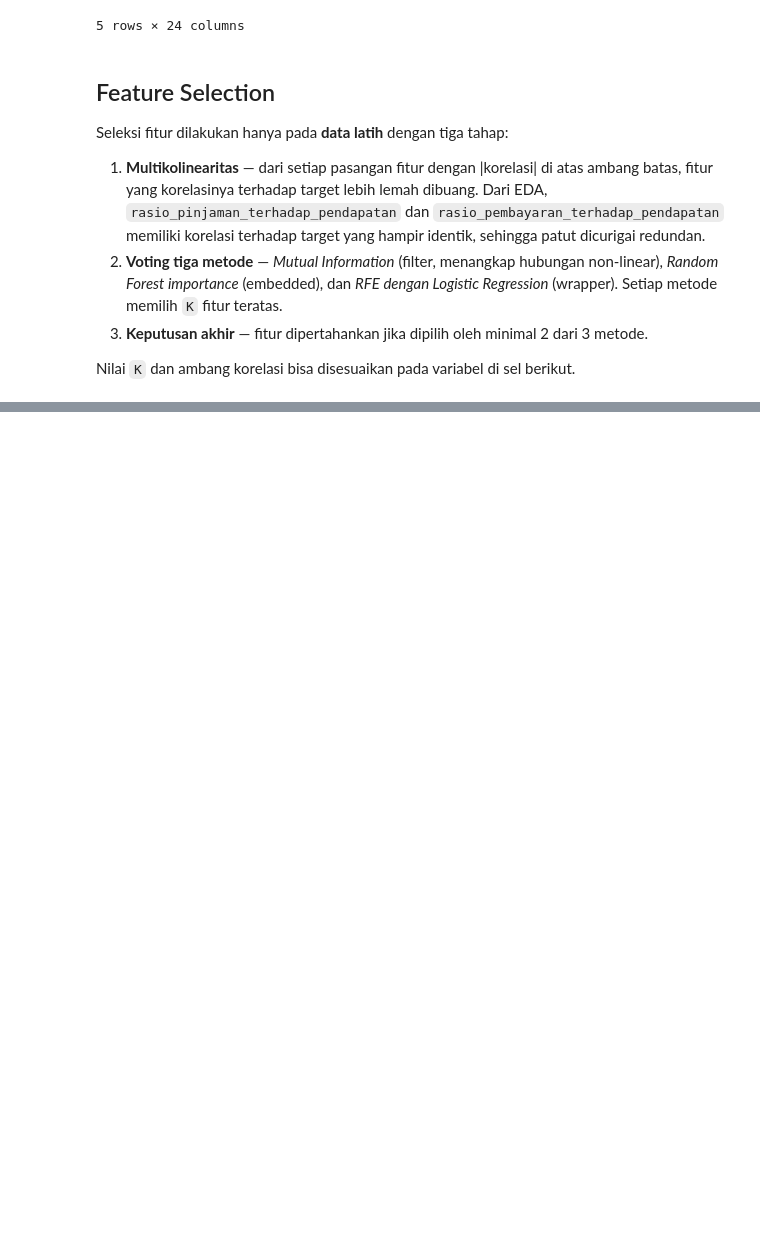
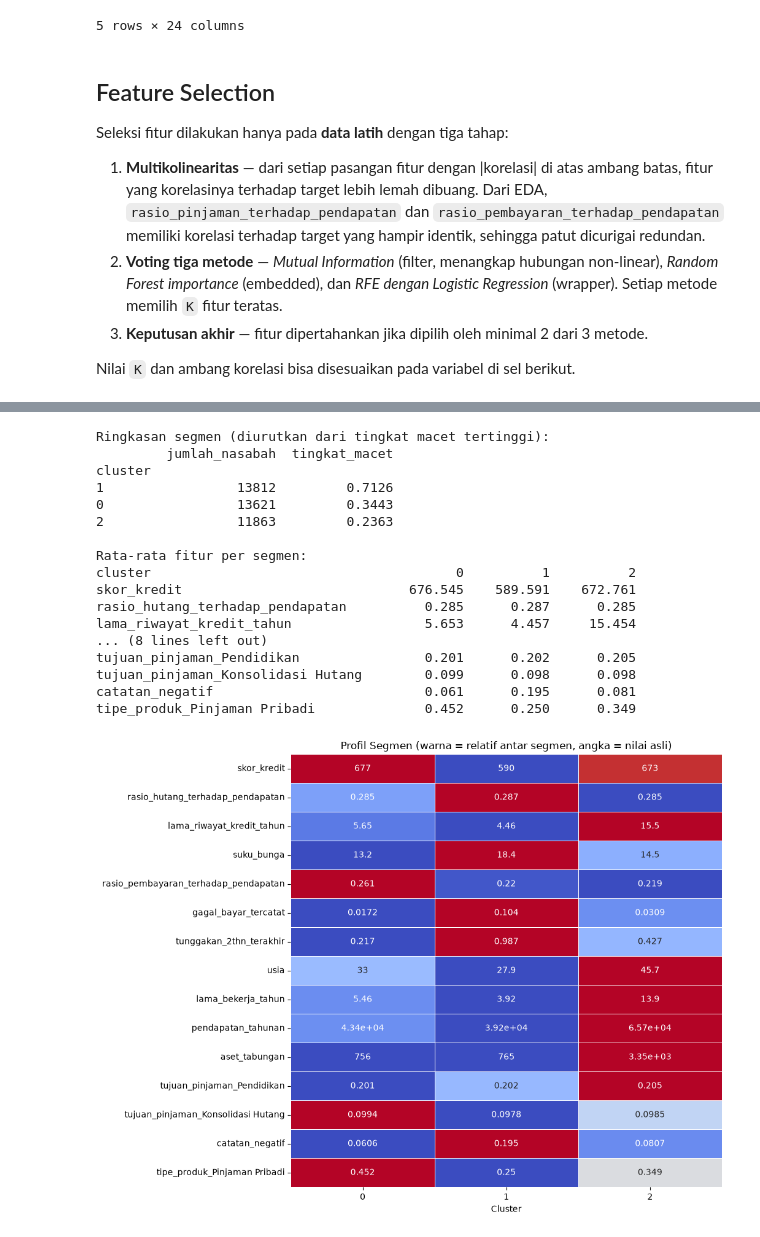
Before and after one commit to Yaboku29/credit-risk-mitigation-segmentation, a Jupyter notebook: coba.ipynb, the cells around one changed output, grey strips where cells are left out. Saved outputs shown, nothing was run; the diff lists cells and outputs as text; code cells hidden in the pictures; blank space fills up the shorter version.

```diff
--- a/coba.ipynb
+++ b/coba.ipynb
@@ -638,0 +734,19 @@ Ukuran akhir: (39296, 15) (9825, 15)
+# %%
+K_MANUAL = 3   # isi dengan angka (mis. 3) untuk mengganti K hasil Silhouette
+
+K_OPTIMAL = K_MANUAL if K_MANUAL is not None else int(hasil_k.loc[hasil_k['silhouette'].idxmax(), 'K'])
+print("K yang digunakan:", K_OPTIMAL)
+
+kmeans = KMeans(n_clusters=K_OPTIMAL, n_init=10, random_state=RANDOM_STATE)
+kmeans.fit(X_train_final)
+
+cluster_train = pd.Series(kmeans.predict(X_train_final), index=X_train_final.index, name='cluster')
+cluster_test = pd.Series(kmeans.predict(X_test_final), index=X_test_final.index, name='cluster')
+
+sebaran = pd.DataFrame({
+    'n_latih': cluster_train.value_counts().sort_index(),
+    'persen_latih': (cluster_train.value_counts(normalize=True).sort_index() * 100).round(2),
+    'n_uji': cluster_test.value_counts().sort_index(),
+    'persen_uji': (cluster_test.value_counts(normalize=True).sort_index() * 100).round(2),
+})
+sebaran
@@ -638,0 +769,50 @@ Ukuran akhir: (39296, 15) (9825, 15)
+# %%
+# Fitur terpilih yang masih berupa kolom asli (numerik & biner) diambil dari data sebelum scaling
+kolom_asli = [c for c in fitur_terpilih if c in X_train.columns]
+kolom_onehot = [c for c in fitur_terpilih if c not in X_train.columns]
+
+profil = pd.concat([
+    X_train.loc[X_train_final.index, kolom_asli].groupby(cluster_train).mean(),
+    X_train_final[kolom_onehot].groupby(cluster_train).mean(),
+], axis=1)[fitur_terpilih]
+
+ringkas = pd.DataFrame({
+    'jumlah_nasabah': cluster_train.value_counts().sort_index(),
+    'tingkat_macet': y_train_risk.groupby(cluster_train).mean(),
+})
+print("Ringkasan segmen (diurutkan dari tingkat macet tertinggi):")
+print(ringkas.sort_values('tingkat_macet', ascending=False).round(4).to_string())
+
+print("\nRata-rata fitur per segmen:")
+print(profil.T.round(3).to_string())
+
+# Heatmap: warna = posisi relatif antar segmen, angka = nilai asli
+rentang = (profil.max() - profil.min()).replace(0, np.nan)
+profil_relatif = ((profil - profil.min()) / rentang).fillna(0.5)
+
+plt.figure(figsize=(1.8 * K_OPTIMAL + 5, 8))
+sns.heatmap(profil_relatif.T, annot=profil.T, fmt='.3g', cmap='coolwarm', cbar=False, linewidths=0.5)
+plt.title('Profil Segmen (warna = relatif antar segmen, angka = nilai asli)')
+plt.xlabel('Cluster')
+plt.tight_layout()
+plt.savefig('profil_cluster.png', dpi=300, bbox_inches='tight')
+plt.show()
+# %% [output]
+Ringkasan segmen (diurutkan dari tingkat macet tertinggi):
+         jumlah_nasabah  tingkat_macet
+cluster
+1                 13812         0.7126
+0                 13621         0.3443
+2                 11863         0.2363
+
+Rata-rata fitur per segmen:
+cluster                                       0          1          2
+skor_kredit                             676.545    589.591    672.761
+rasio_hutang_terhadap_pendapatan          0.285      0.287      0.285
+lama_riwayat_kredit_tahun                 5.653      4.457     15.454
+... (8 lines left out)
+tujuan_pinjaman_Pendidikan                0.201      0.202      0.205
+tujuan_pinjaman_Konsolidasi Hutang        0.099      0.098      0.098
+catatan_negatif                           0.061      0.195      0.081
+tipe_produk_Pinjaman Pribadi              0.452      0.250      0.349
+[figure, added]
```
Also changed, not shown: parts of 25 cells of this notebook, 9 other files.
